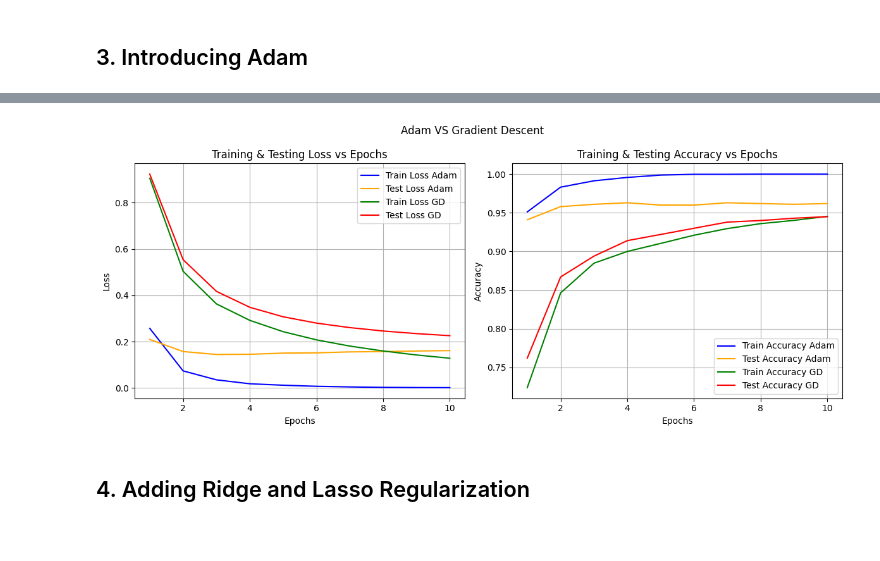
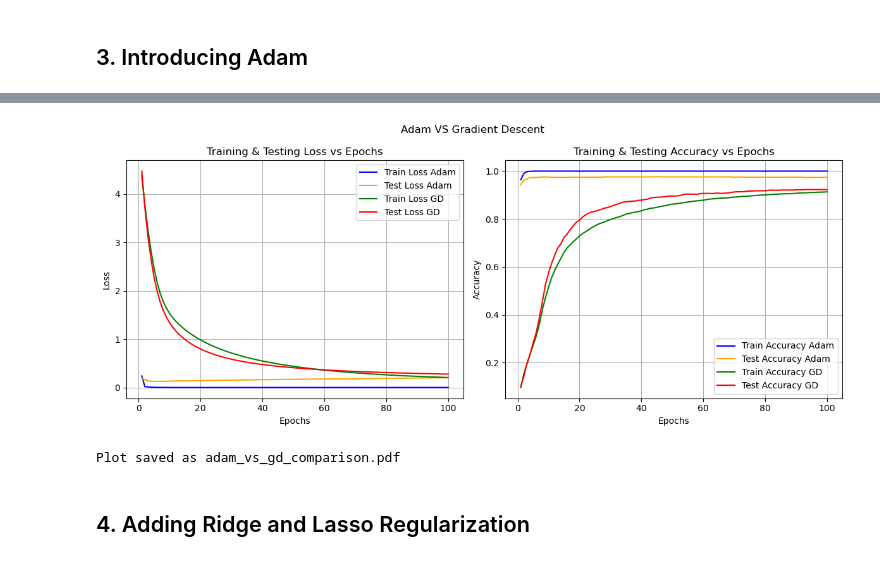
Before and after one commit to kevindemann/MachineLearningProject, a Jupyter notebook: src/experiments.ipynb, the cells around one changed output, grey strips where cells are left out. Cells and saved outputs as stored; diff of their text form; code cells hidden in the pictures.

```diff
--- a/src/experiments.ipynb
+++ b/src/experiments.ipynb
@@ -114,5 +114,5 @@ optimizer_1 = 'gd'
 
 model_1_a = Classifier(x_train_augmented, y_train_augmented, x_test_a, y_test, hidden_architecture_1)
 model_1_a.data_schuffel()
-params_1_a, history_1_a  = model_1_a.train(loss = loss, optimizer= optimizer_1, epochs = epochs, batch_size = 7)
+params_1_a, history_1_a  = model_1_a.train(loss = loss, optimizer= optimizer_1, epochs = epochs, batch_size = 128)
 # %% [output]
@@ -128,13 +141,9 @@ visualization(history_1_a, 'Single Hidden Layer with 60 Neurons', epochs=epochs)
 # %% [markdown]
 ## 2. Deeper Architectures
 # %%
-hidden_architecture_2_a_1 = [64, 64, 64]
-hidden_architecture_2_a_2 = [32, 64, 32]
-hidden_architecture_2_a_3 = [64, 32, 64]
-hidden_architecture_2_a_4 = [16, 32, 64]
-hidden_architecture_2_a_5 = [64, 32, 16]
-
-architecture_2_A= [[64, 64, 64], [32, 64, 32], [64, 32, 64], [16, 32, 64], [64, 32, 16]]
+architecture_2_A = [
+    [16, 32], [64, 64], [32, 64], [64, 128], [128, 128], [64, 256], [128, 256], [256, 256]
+]
 
 models_2_a_A = []
 params_2_a_A = []
@@ -148,13 +157,13 @@ for architecture in architecture_2_A:
     print('-----------------------------')
     model_i_a = Classifier(x_train_augmented, y_train_augmented, x_test_a, y_test, architecture)
     model_i_a.data_schuffel()
-    params_i_a, history_i_a  = model_i_a.train(loss = loss, optimizer= optimizer_2, epochs = epochs, batch_size = 50)
+    params_i_a, history_i_a  = model_i_a.train(loss=loss, optimizer=optimizer_2, epochs=100, batch_size=128)
     accuracy_i_a = model_i_a.accuracy(params_i_a, x_test_a, y_test)
-
 
     models_2_a_A.append(model_i_a)
     params_2_a_A.append(params_i_a)
     histories_2_a_A.append(history_i_a)
     accuracies_2_A.append(accuracy_i_a)
+
     print('\n')
 # %% [output]
@@ -221,10 +245,11 @@ Arhitecture: [64, 64, 64] | Accuracy: 0.8610000610351562
 #whichever one is best from above
 architecture_3 = optimial_architecture
 optimizer_3 = 'adam'
+epochs = 100
 
 
 model_3_a = Classifier(x_train_augmented, y_train_augmented, x_test_a, y_test, optimial_architecture)
 model_3_a.data_schuffel()
-params_3_a, history_3_a  = model_3_a.train(loss = loss, optimizer= optimizer_3, epochs = epochs, batch_size = 50)
+params_3_a, history_3_a  = model_3_a.train(loss = loss, optimizer= optimizer_3, epochs = epochs, batch_size = 128)
 # %% [output]
 Epoch 10
@@ -238,45 +276,53 @@ visualization(history_3_a, f'Utilizing Adam',epochs=epochs)
 # %%
+import matplotlib.pyplot as plt
+import numpy as np
+
 title = 'Adam VS Gradient Descent'
 
+epochs_ = np.linspace(1, epochs, epochs)
 
-
-epochs_ = np.linspace(1, epochs, epochs)
 # Create figure and subplots
 fig, axes = plt.subplots(1, 2, figsize=(12, 5))
 fig.suptitle(title)
+
 # Left subplot: Loss vs Epochs
 axes[0].plot(epochs_, history_3_a['loss_train'], label="Train Loss Adam", color="blue")
-axes[0].plot(epochs_, history_3_a['loss_test'], label="Test Loss Adam", color="orange")#, linestyle="dashed")
-
+axes[0].plot(epochs_, history_3_a['loss_test'], label="Test Loss Adam", color="orange")
 
 axes[0].plot(epochs_, history_1_a['loss_train'], label="Train Loss GD", color="green")
-axes[0].plot(epochs_, history_1_a['loss_test'], label="Test Loss GD", color="red")#, linestyle="dashed")
-
+axes[0].plot(epochs_, history_1_a['loss_test'], label="Test Loss GD", color="red")
 
 axes[0].set_xlabel("Epochs")
 axes[0].set_ylabel("Loss")
 axes[0].set_title("Training & Testing Loss vs Epochs")
 axes[0].legend()
 axes[0].grid(True)
 
 # Right subplot: Accuracy vs Epochs
 axes[1].plot(epochs_, history_3_a['accuracy_train'], label="Train Accuracy Adam", color="blue")
-axes[1].plot(epochs_, history_3_a['accuracy_test'], label="Test Accuracy Adam", color="orange")#, linestyle="dashed")
+axes[1].plot(epochs_, history_3_a['accuracy_test'], label="Test Accuracy Adam", color="orange")
 
 axes[1].plot(epochs_, history_1_a['accuracy_train'], label="Train Accuracy GD", color="green")
-axes[1].plot(epochs_, history_1_a['accuracy_test'], label="Test Accuracy GD", color="red")#, linestyle="dashed")
+axes[1].plot(epochs_, history_1_a['accuracy_test'], label="Test Accuracy GD", color="red")
 
 axes[1].set_xlabel("Epochs")
 axes[1].set_ylabel("Accuracy")
 axes[1].set_title("Training & Testing Accuracy vs Epochs")
 axes[1].legend()
 axes[1].grid(True)
 
-# Adjust layout
 plt.tight_layout()
+
+save_path = "adam_vs_gd_comparison.pdf"
+plt.savefig(save_path, format="pdf", dpi=300, bbox_inches='tight')
+
+# Show the plot
 plt.show()
+
+print(f"Plot saved as {save_path}")
 # %% [output]
-[figure, old version]
+[figure, new version]
+Plot saved as adam_vs_gd_comparison.pdf
 # %% [markdown]
 ## 4. Adding Ridge and Lasso Regularization
 # %%
```
Also changed, not shown: parts of 12 cells of this notebook, 10 other files.
